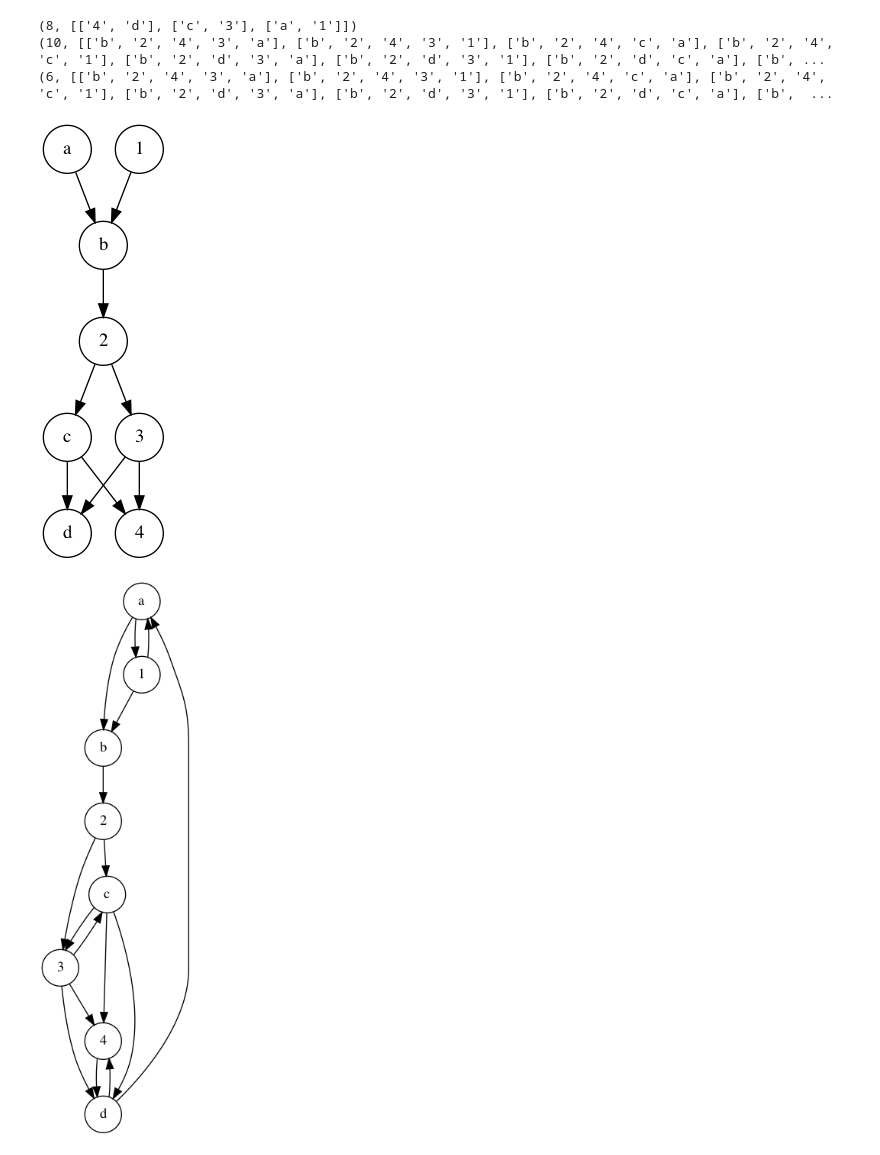
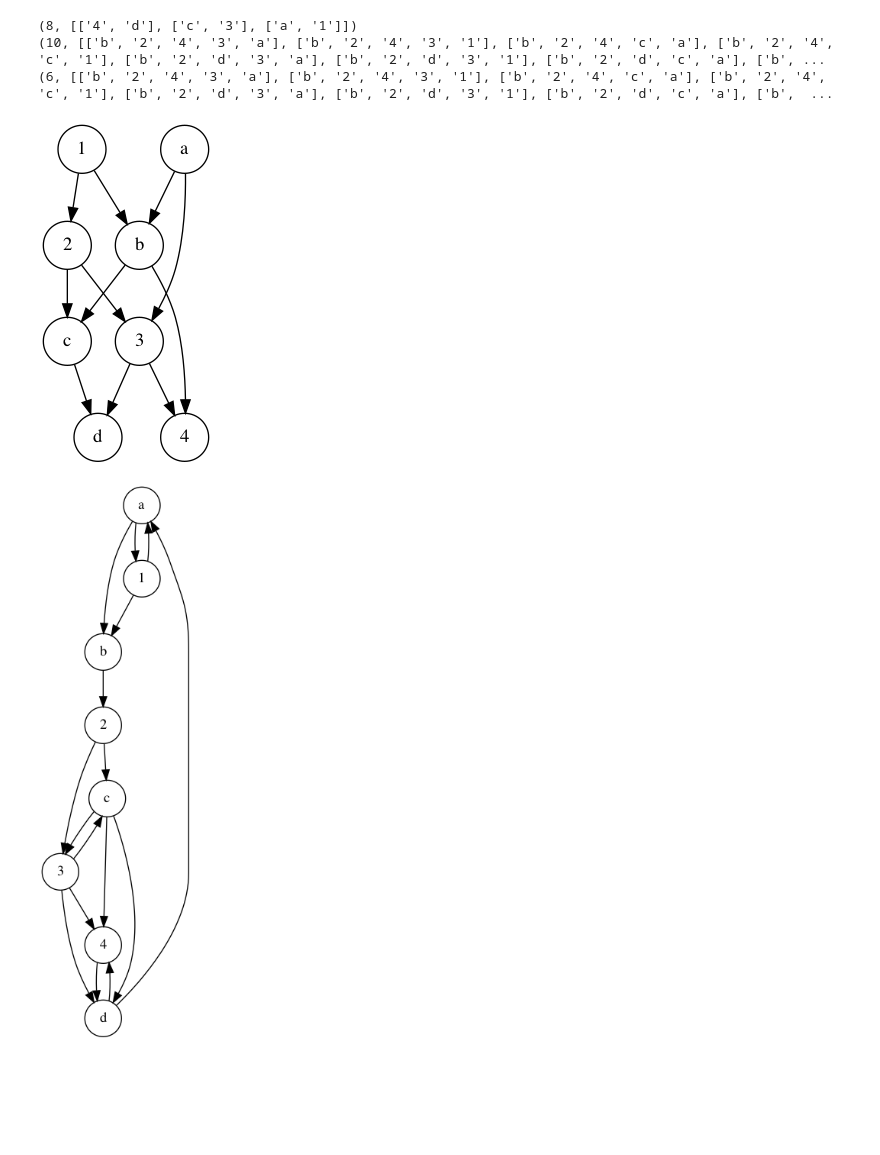
Before and after one commit to jpgil/logdelay, a Jupyter notebook: notebooks/2-structures/2020-05-10-Clique-disjoint.ipynb, the cells around one changed output. Cells and saved outputs as stored; diff of their text form; code cells hidden in the pictures; blank space fills up the shorter version.

```diff
--- a/notebooks/2-structures/2020-05-10-Clique-disjoint.ipynb
+++ b/notebooks/2-structures/2020-05-10-Clique-disjoint.ipynb
@@ -52,8 +52,13 @@ check ( '1ab23c4da1b2c3d4'+A)
 (21, [['d', 'a', 'b', 'c']])
 # %%
 # Cuando hay interleaving, los paths se mezclan. Pero siempre el path-invariant aparece junto, mas algunos elementitos. Nunca AB entero.
-T='1ab23c4da1b2c3d4'
-check ( T )
+T ='1ab23c4da1b2c3d4'
+T1=T
+T2='1ab23c4da1b2c3d41a2b3c4d'
+T3='1ab23c4da1b2c3d41a2b3c4d12ab3c4d'
+T4='1ab23c4da1b2c3d41a2b3c4d12ab3c4d1a23bc4d'
+T5='1ab23c4da1b2c3d41a2b3c4d12ab3c4d1a23bc4d1ab234cd'
+check ( T1 )
 # %% [output]
 [(2.0, ['a', 'b', '2', 'c', 'd']),
  (2.0, ['1', 'b', '2', 'c', '4']),
@@ -67,13 +72,14 @@ check ( T )
 (10, [['b', '2', '4', '3', 'a'], ['b', '2', '4', '3', '1'], ['b', '2', '4', 'c', 'a'], ['b', '2', '4', 'c', '1'], ['b', '2', 'd', '3', 'a'], ['b', '2', 'd', '3', '1'], ['b', '2', 'd', 'c', 'a'], ['b', ...
 (6, [['b', '2', '4', '3', 'a'], ['b', '2', '4', '3', '1'], ['b', '2', '4', 'c', 'a'], ['b', '2', '4', 'c', '1'], ['b', '2', 'd', '3', 'a'], ['b', '2', 'd', '3', '1'], ['b', '2', 'd', 'c', 'a'], ['b',  ...
 # %%
+# Grafo de cada path, superpuesto
 G=nx.DiGraph()
-for (r, P) in paths_from_trace(T):
+for (r, P) in paths_from_trace(T5):
     # Grafo simple
     for u, v in zip( P[:-1], P[1:] ):
         G.add_edge(u, v)
 graph(G)
 # %% [output]
-[figure, old version]
+[figure, new version]
 # %%
 
```
Also changed, not shown: parts of 4 cells of this notebook, 3 other files.
